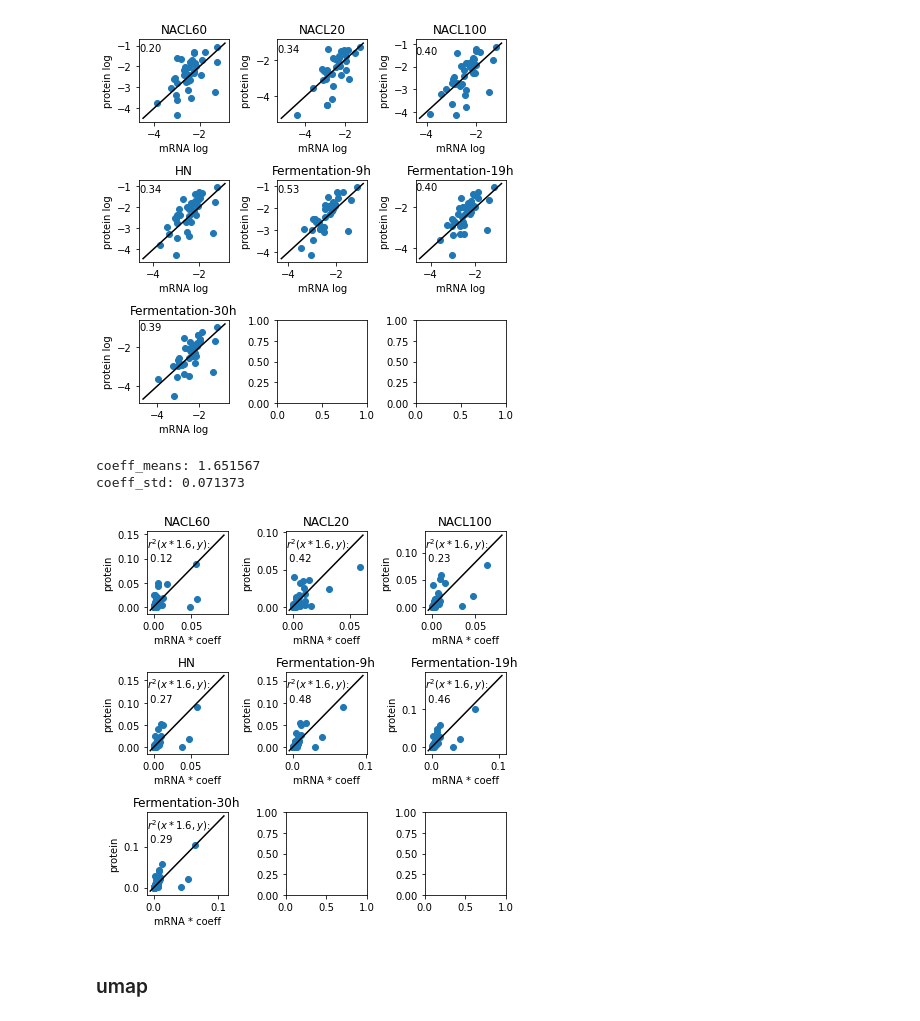
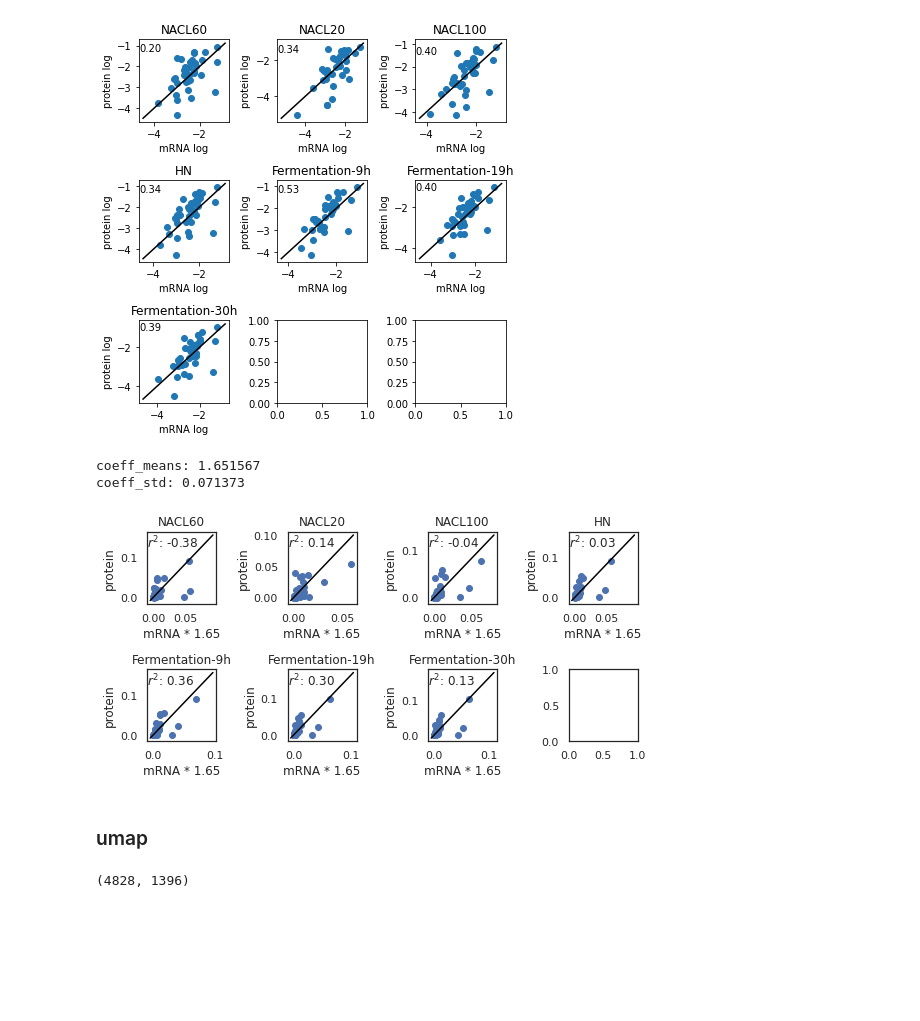
Before and after one commit to SysBioChalmers/Halo-GEM, a Jupyter notebook: ComplementaryScripts/EnzymeConstrainedModelRecon/Scripts/compare_mRNA_protein_and_umap.ipynb, the cells around one changed output. Cells and saved outputs as stored; diff of their text form; code cells hidden in the pictures; blank space fills up the shorter version.

```diff
--- a/ComplementaryScripts/EnzymeConstrainedModelRecon/Scripts/compare_mRNA_protein_and_umap.ipynb
+++ b/ComplementaryScripts/EnzymeConstrainedModelRecon/Scripts/compare_mRNA_protein_and_umap.ipynb
@@ -56,39 +54,39 @@ plt.show()
 # %%
 # y = 1.6x —+ stv
 # dffrac_mRNA
 coeff_dic = {'NACL60': 1.586596438, 'NACL20': 1.572338571, 'NACL100': 1.635750178,
              'HN': 1.702987161, 'Fermentation-9h': 1.6792188,
              'Fermentation-19h': 1.787498847, 'Fermentation-30h': 1.596578543, }
 
 coeff_means = np.mean(list(coeff_dic.values()))
 coeff_std = np.std(list(coeff_dic.values()))
 print('coeff_means: %f \ncoeff_std: %f' % (coeff_means, coeff_std))
 
-fig, axs = plt.subplots(3, 3, figsize=(6, 6))
+fig, axs = plt.subplots(2, 4, figsize=(8, 4))
 lim = [-1, 9]
 
 for i, cond_id in enumerate(dftot.index):
     if cond_id == 'MU':
         continue
-    ax_i = axs[i // 3, i % 3]
+    ax_i = axs[i // 4, i % 4]
     x_i = dffrac_mRNA['MassFrac_' + cond_id]
     y_i = dffrac_pro['MassFrac_' + cond_id]
     ax_i.scatter(x_i, y_i)
 
     lim = np.array([min(ax_i.get_ylim()[0], ax_i.get_xlim()[0]), max(ax_i.get_ylim()[1], ax_i.get_xlim()[1])])
 
-    ax_i.plot(lim, lim * coeff_dic[cond_id], 'black')
-    ax_i.text(ax_i.get_xlim()[0], ax_i.get_ylim()[1] * 0.6,
-              "$r^2(x*1.6,y)$:\n %.2f" % r2_score(x_i.values * coeff_dic[cond_id], y_i.values))
+    ax_i.plot(lim, lim * 1.65, 'black')
+    ax_i.text(ax_i.get_xlim()[0], ax_i.get_ylim()[1] * 0.75,
+              "$r^2$: %.2f" % r2_score( y_i.values,x_i.values * coeff_dic[cond_id]))
 
-    ax_i.set_xlabel('mRNA * coeff')
+    ax_i.set_xlabel('mRNA * 1.65')
     ax_i.set_ylabel('protein')
     ax_i.set_title(cond_id)
 plt.tight_layout()
 plt.show()
 # %% [output]
 coeff_means: 1.651567
 coeff_std: 0.071373
-[figure, old version]
+[figure, new version]
 # %% [markdown]
 ### umap
@@ -95 +100,5 @@ coeff_std: 0.071373
+# %%
+pro_result_df.shape
+# %% [output]
+(4828, 1396)
 # %%
```
Also changed, not shown: parts of 17 cells of this notebook.
